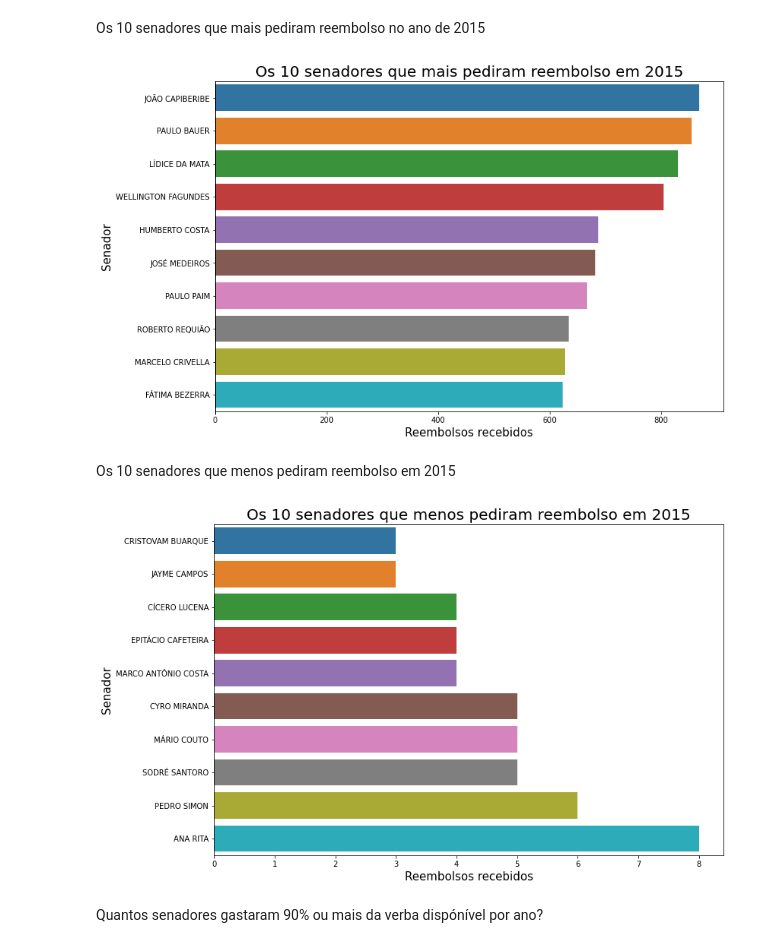
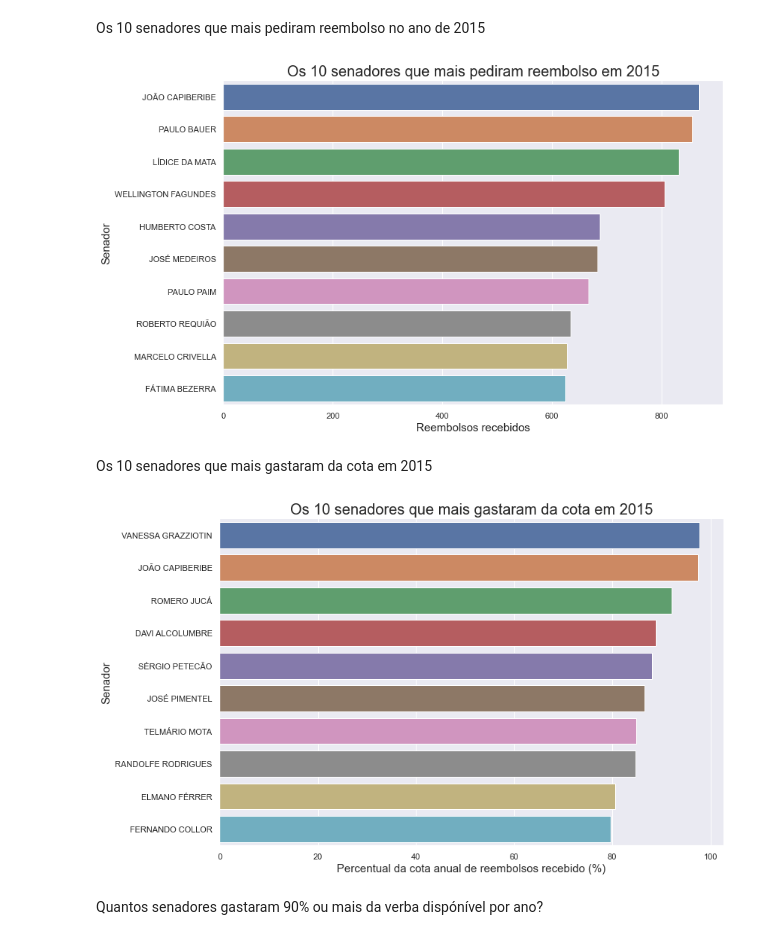
Before and after one commit to jvscursulim/7daysofcode_alura, a Jupyter notebook: ceaps.ipynb, the cells around one changed output. Drawn from its saved outputs; the diff is of its cells as text; code cells hidden in the pictures.

```diff
--- a/ceaps.ipynb
+++ b/ceaps.ipynb
@@ -19,6 +19,7 @@ import warnings
 
 warnings.filterwarnings("ignore")
 py.init_notebook_mode(connected = True)
+sns.set()
 # %% [markdown]
 O primeiro passo é ler o arquivo `.csv` e transformá-lo em um `DataFrame` para que possamos tratar os dados e posteriormente usá-los para nas análises.
 
@@ -406,20 +528,22 @@ ax.set_xlabel("Reembolsos recebidos", fontsize = 15)
 ax.set_ylabel("Senador", fontsize = 15)
 ax.set_title("Os 10 senadores que mais pediram reembolso em 2015", fontsize = 20)
 fig.set_size_inches((12,8))
+fig.savefig("figures\os_10_senadores_que_mais_pediram_reembolso_em_2015.png")
 # %% [output]
-[figure, old version]
+[figure, new version]
 # %% [markdown]
-Os 10 senadores que menos pediram reembolso em 2015
+Os 10 senadores que mais gastaram da cota em 2015
 # %%
 fig, ax = plt.subplots()
 
-ax = sns.barplot(y = df.groupby('SENADOR')['VALOR_REEMBOLSADO'].count().nsmallest(10).index, x = df.groupby('SENADOR')['VALOR_REEMBOLSADO'].count().nsmallest(10))
-ax.set_xlabel("Reembolsos recebidos", fontsize = 15)
+ax = sns.barplot(y = df.groupby('SENADOR')['VALOR_REEMBOLSADO'].sum().nlargest(10).index, x = 100*(df.groupby('SENADOR')['VALOR_REEMBOLSADO'].sum().nlargest(10)/gasto_ativ_parlamentar_anual))
+ax.set_xlabel("Percentual da cota anual de reembolsos recebido (%)", fontsize = 15)
 ax.set_ylabel("Senador", fontsize = 15)
-ax.set_title("Os 10 senadores que menos pediram reembolso em 2015", fontsize = 20)
+ax.set_title("Os 10 senadores que mais gastaram da cota em 2015", fontsize = 20)
 fig.set_size_inches((12,8))
+fig.savefig("figures\os_10_senadores_que_mais_gastaram_da_cota_em_2015.png")
 # %% [output]
-[figure, old version]
+[figure, new version]
 # %% [markdown]
 Quantos senadores gastaram 90% ou mais da verba dispónível por ano?
 # %%
```
Also changed, not shown: parts of 40 cells of this notebook.
